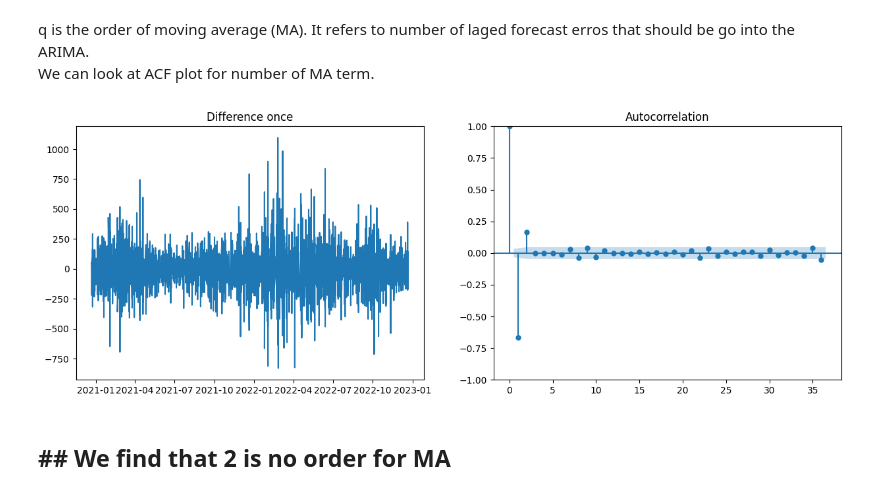
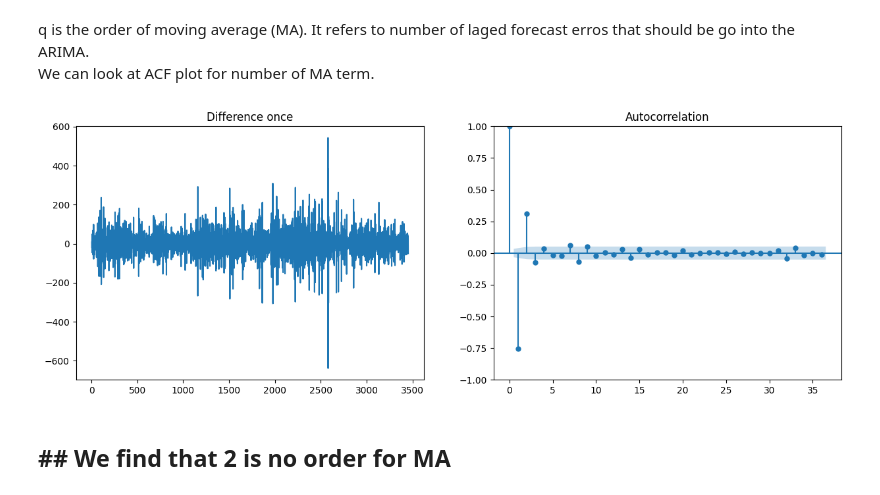
Before and after one commit to Rohitwaldekar/Real-Time-Sock-Price-Forecasting, a Jupyter notebook: notebooks/ARIMA-model-development.ipynb, the cells around one changed output. Saved outputs shown, nothing was run; the diff lists cells and outputs as text; code cells hidden in the pictures.

```diff
--- a/notebooks/ARIMA-model-development.ipynb
+++ b/notebooks/ARIMA-model-development.ipynb
@@ -13,7 +13,7 @@ from sklearn.metrics import mean_squared_error
 # %% [markdown]
 # Read data from file
 # %%
-df = pd.read_csv('../data/raw/data.csv',parse_dates=True)
+df = pd.read_csv('../data/raw/data.csv',parse_dates=True, header=None)
 # %% [markdown]
 # Looking into data
 # %%
@@ -29,3 +28,5 @@ df.head()
+# %%
+df.columns = ['Datetime','Close']
 # %%
 df.describe()
 # %% [output]
@@ -212,15 +206,15 @@ plot_pacf(diff, ax=ax2);
 q is the order of moving average (MA). It refers to number of laged forecast erros that should be go into the ARIMA. <br>
 We can look at ACF plot for number of MA term.
 # %%
-diff = df['Close'].diff().diff().diff().dropna()
+diff = df['Close'].diff().diff().diff().diff().dropna()
 
 fig, (ax1, ax2) = plt.subplots(1, 2, figsize=(15,5))
 
 ax1.plot(diff)
 ax1.set_title('Difference once')
 plot_acf(diff, ax=ax2);
 # %% [output]
-[figure, old version]
+[figure, new version]
 # %% [markdown]
 ## ## We find that 2 is no order for MA
 # %%
```
Also changed, not shown: parts of 22 cells of this notebook, 4 other files.
